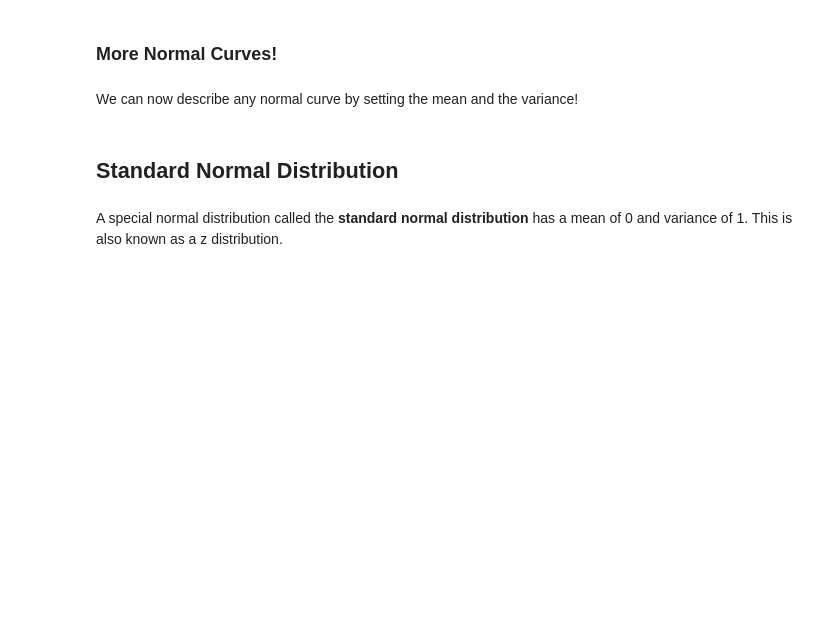
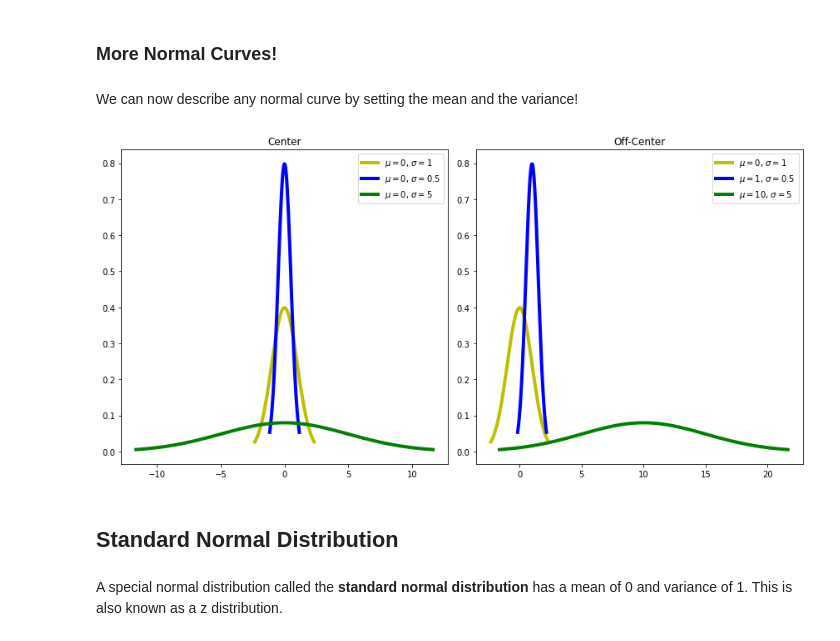
Before and after one commit to smashley-eakland/ds-statistical_distributions_2-efd32, a Jupyter notebook: statistical_distributions_2.ipynb, the cells around one changed output. Drawn from its saved outputs; the diff is of its cells as text; code cells hidden in the pictures; blank space fills up the shorter version.

```diff
--- a/statistical_distributions_2.ipynb
+++ b/statistical_distributions_2.ipynb
@@ -135,31 +144,33 @@ def plot_normal_curves(parameters_list, ax):
 # %%
 fig, (ax0, ax1) = plt.subplots(ncols=2, figsize=(12, 6))
 
 # mean, standard deviation, graphing style
 normal_curve_parameters = {
     # Normal curves centered at zero
     'center': [
         {'mu': 0, 'sigma': 1, 'style': 'y-'},
         {'mu': 0, 'sigma': 0.5, 'style': 'b-'},
-        {'mu': 0, 'sigma': 20, 'style': 'g-'}
+        {'mu': 0, 'sigma': 5, 'style': 'g-'}
     ],
     # Same normal curves but with different means
     'off-center': [
         {'mu': 0, 'sigma': 1, 'style': 'y-'},
         {'mu': 1, 'sigma': 0.5, 'style': 'b-'},
-        {'mu': 10, 'sigma': 20, 'style': 'g-'}
+        {'mu': 10, 'sigma': 5, 'style': 'g-'}
     ]
 }
 
 ax = plot_normal_curves(normal_curve_parameters['center'], ax0)
 ax.set_title('Center')
 
 
 ax = plot_normal_curves(normal_curve_parameters['off-center'], ax1)
 ax.set_title('Off-Center')
 
 # Neat output
 plt.tight_layout()
+# %% [output]
+[figure, added]
 # %% [markdown]
 ## Standard Normal Distribution
 # %% [markdown]
```
Also changed, not shown: parts of 22 cells of this notebook.
